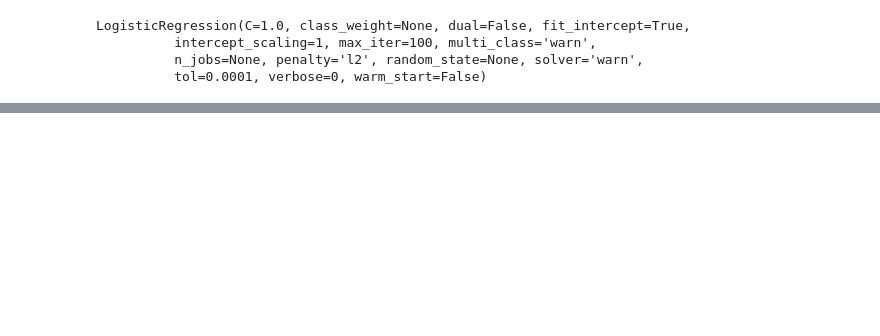
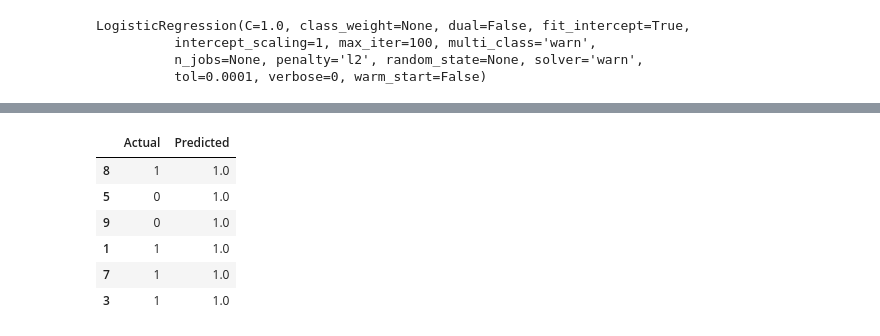
Before and after one commit to dimitri12/masterthesis, a Jupyter notebook: exjobb.ipynb, the cells around one changed output, grey strips where cells are left out. Drawn from its saved outputs; the diff is of its cells as text; code cells hidden in the pictures; blank space fills up the shorter version.

```diff
--- a/exjobb.ipynb
+++ b/exjobb.ipynb
@@ -198,0 +292,16 @@ LogisticRegression(C=1.0, class_weight=None, dual=False, fit_intercept=True,
+# %%
+X_train, X_test, y_train, y_test = train_test_split(onehot_encoded, df.hosp_ed, test_size=0.3)
+from sklearn.tree import DecisionTreeRegressor
+regressor = DecisionTreeRegressor()
+regressor.fit(X_train, y_train)
+y_pred = regressor.predict(X_test)
+df3=pd.DataFrame({'Actual':y_test, 'Predicted':y_pred})
+df3
+# %% [output]
+|  | Actual | Predicted |
+| 8 | 1 | 1.0 |
+| 5 | 0 | 1.0 |
+| 9 | 0 | 1.0 |
+| 1 | 1 | 1.0 |
+| 7 | 1 | 1.0 |
+| 3 | 1 | 1.0 |
```
Also changed, not shown: parts of 23 cells of this notebook, 2 other files.
